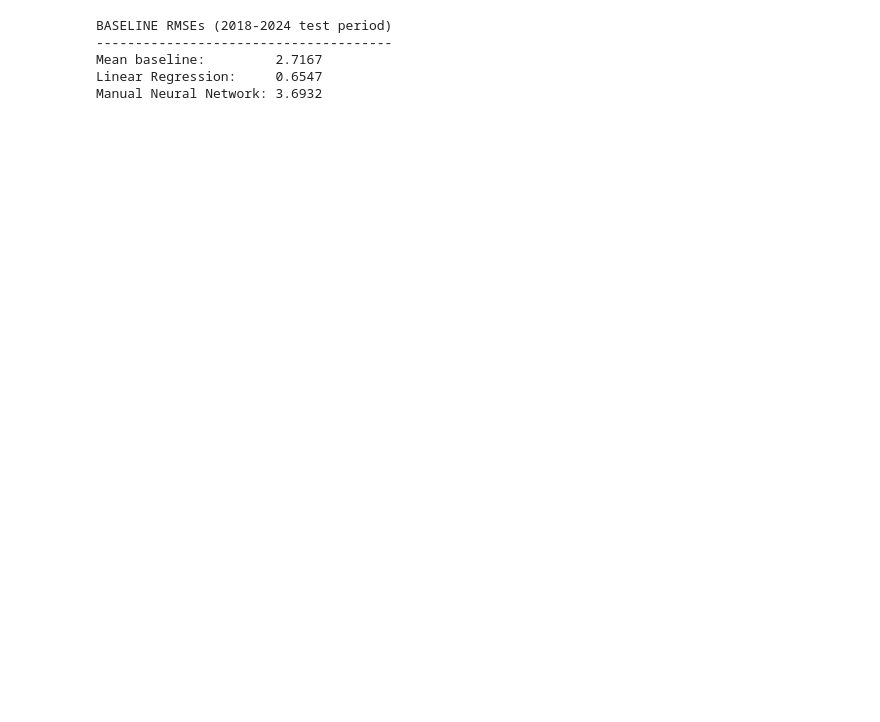
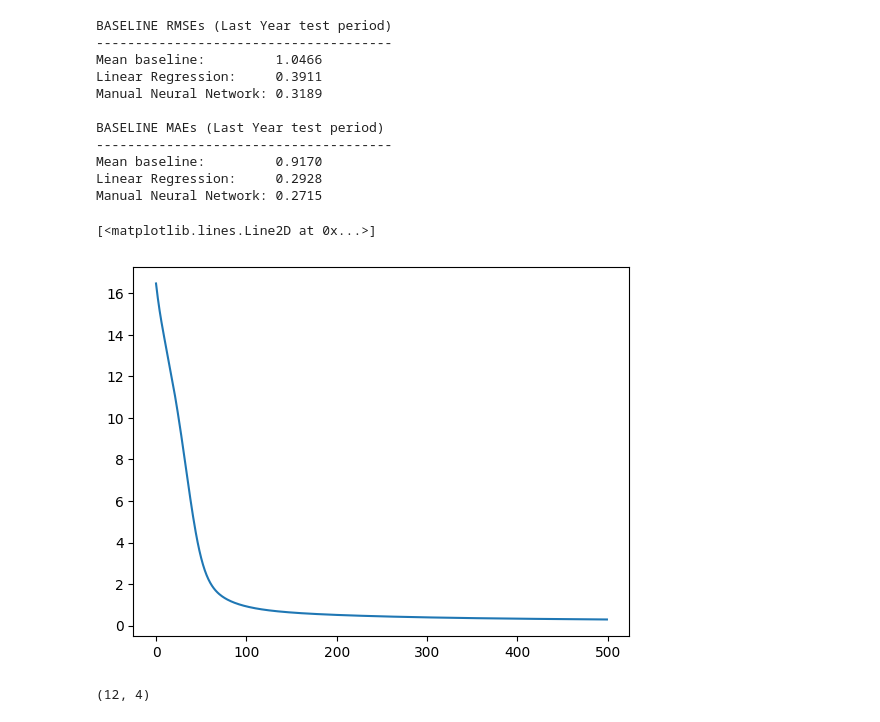
Before and after one commit to dmljb/DS4420Project, a Jupyter notebook: notebooks/yield_baseline_model.ipynb, the cells around one changed output. Drawn from its saved outputs; the diff is of its cells as text; code cells hidden in the pictures; blank space fills up the shorter version.

```diff
--- a/notebooks/yield_baseline_model.ipynb
+++ b/notebooks/yield_baseline_model.ipynb
@@ -135,8 +147,6 @@ plt.show()
 # %%
 class SimpleNN:
-    def __init__(self, input_dim, hidden_dim=16, lr=0.001, output_dim=None):
-        if output_dim is None:
-            raise ValueError("output_dim must be provided")
+    def __init__(self, input_dim, hidden_dim=64, lr=0.001, output_dim=None):
 
         self.W1 = np.random.randn(input_dim, hidden_dim) / np.sqrt(input_dim)
         self.b1 = np.zeros(hidden_dim)
@@ -145,6 +155,7 @@ class SimpleNN:
         self.b2 = np.zeros(output_dim)
 
         self.lr = lr
+        self.errors = []
 
     def relu(self, x):
         return np.maximum(0, x)
@@ -176,6 +187,7 @@ class SimpleNN:
             self.b1 -= self.lr * db1
             self.W2 -= self.lr * dW2
             self.b2 -= self.lr * db2
+            self.errors.append(loss)
 
     def predict(self, X):
         return self.relu(X @ self.W1 + self.b1) @ self.W2 + self.b2
@@ -186,6 +198,8 @@ nn = SimpleNN(
     lr=0.001,
     output_dim=len(yield_cols)
 )
+# %%
+nn.train(X_train_scaled, y_train.values, epochs=500)
 # %%
 nn_pred = nn.predict(X_test_scaled)
 nn_rmse = np.sqrt(mean_squared_error(y_test, nn_pred))
@@ -211,12 +229,33 @@ plt.show()
 # %%
-print("BASELINE RMSEs (2018-2024 test period)")
+print("BASELINE RMSEs (Last Year test period)")
 print("--------------------------------------")
 print(f"Mean baseline:         {baseline_rmse:.4f}")
 print(f"Linear Regression:     {lr_rmse:.4f}")
 print(f"Manual Neural Network: {nn_rmse:.4f}")
+print()
+print("BASELINE MAEs (Last Year test period)")
+print("--------------------------------------")
+print(f"Mean baseline:         {baseline_mae:.4f}")
+print(f"Linear Regression:     {lr_mae:.4f}")
+print(f"Manual Neural Network: {nn_mae:.4f}")
 # %% [output]
-BASELINE RMSEs (2018-2024 test period)
+BASELINE RMSEs (Last Year test period)
 --------------------------------------
-Mean baseline:         2.7167
-Linear Regression:     0.6547
-Manual Neural Network: 3.6932
+Mean baseline:         1.0466
+Linear Regression:     0.3911
+Manual Neural Network: 0.3189
+
+BASELINE MAEs (Last Year test period)
+--------------------------------------
+Mean baseline:         0.9170
+Linear Regression:     0.2928
+Manual Neural Network: 0.2715
+# %%
+plt.plot(nn.errors)
+# %% [output]
+[<matplotlib.lines.Line2D at 0x...>]
+[figure, added]
+# %%
+y_test.shape
+# %% [output]
+(12, 4)
```
Also changed, not shown: parts of 15 cells of this notebook, 4 other files.
